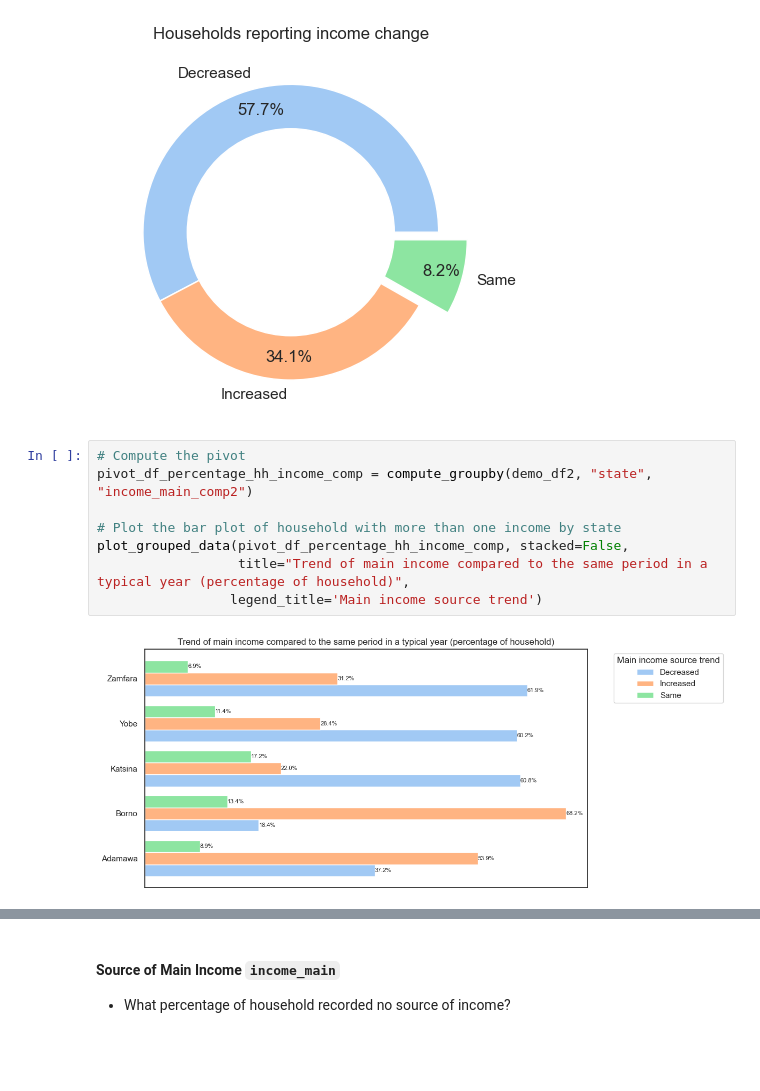
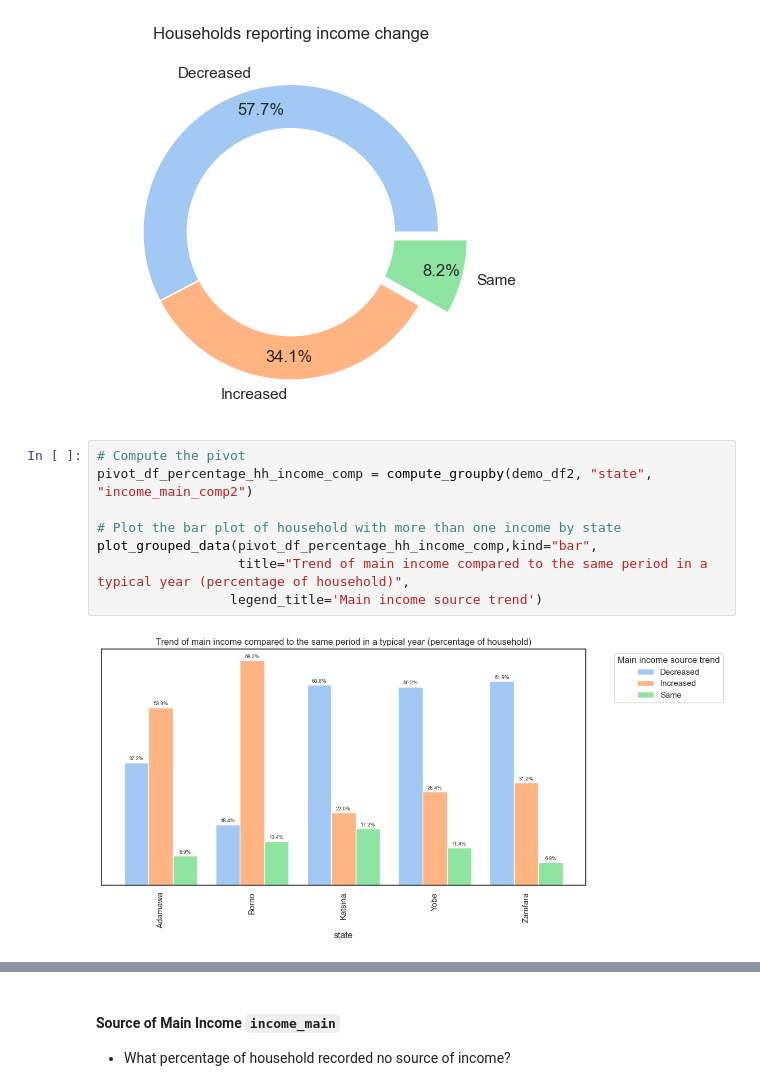
Before and after one commit to decorouz/Food_Insecurity_Indicators_Analysis, a Jupyter notebook: notebooks/2_eda.ipynb, the cells around one changed output, grey strips where cells are left out. Cells and saved outputs as stored; diff of their text form; blank space fills up the shorter version.

```diff
--- a/notebooks/2_eda.ipynb
+++ b/notebooks/2_eda.ipynb
@@ -1023,13 +1022,13 @@ plt.show()
 # %%
 # Compute the pivot
 pivot_df_percentage_hh_income_comp = compute_groupby(demo_df2, "state", "income_main_comp2")
 
 # Plot the bar plot of household with more than one income by state
-plot_grouped_data(pivot_df_percentage_hh_income_comp, stacked=False,
+plot_grouped_data(pivot_df_percentage_hh_income_comp,kind="bar",
                   title="Trend of main income compared to the same period in a typical year (percentage of household)",
                  legend_title='Main income source trend')
 # %% [output]
-[figure, old version]
+[figure, new version]
 # %% [markdown]
 **Observation**
 * The analysis reveals that a significant proportion of households surveyed experienced a decrease in their main source of income (57.71%), while a smaller percentage reported an increase (34.06%). A minority of households indicated that their main source of income remained the same (8.23%); in the three months preceding the survey, compared to the same period in a typical year.
```
Also changed, not shown: parts of 96 cells of this notebook.
